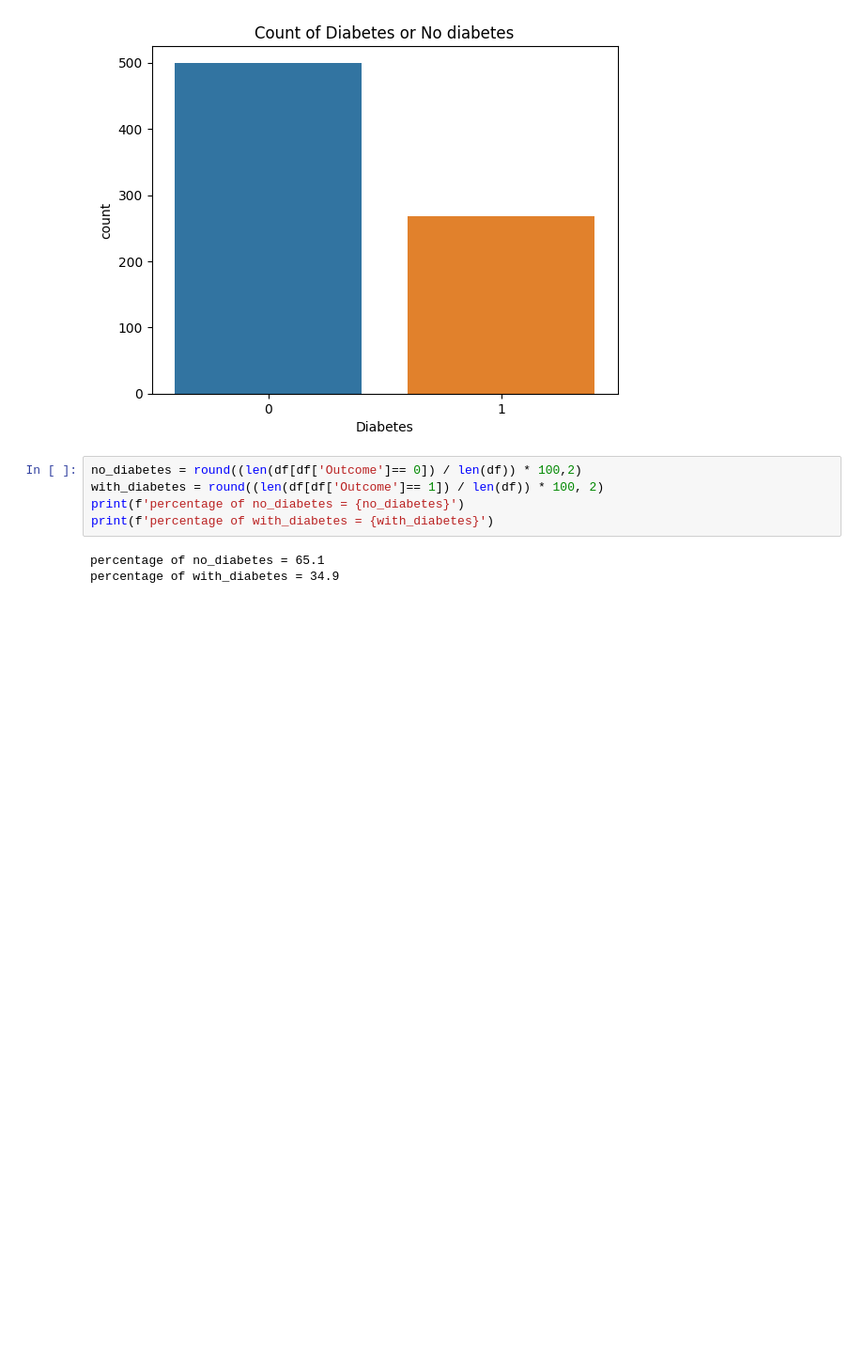
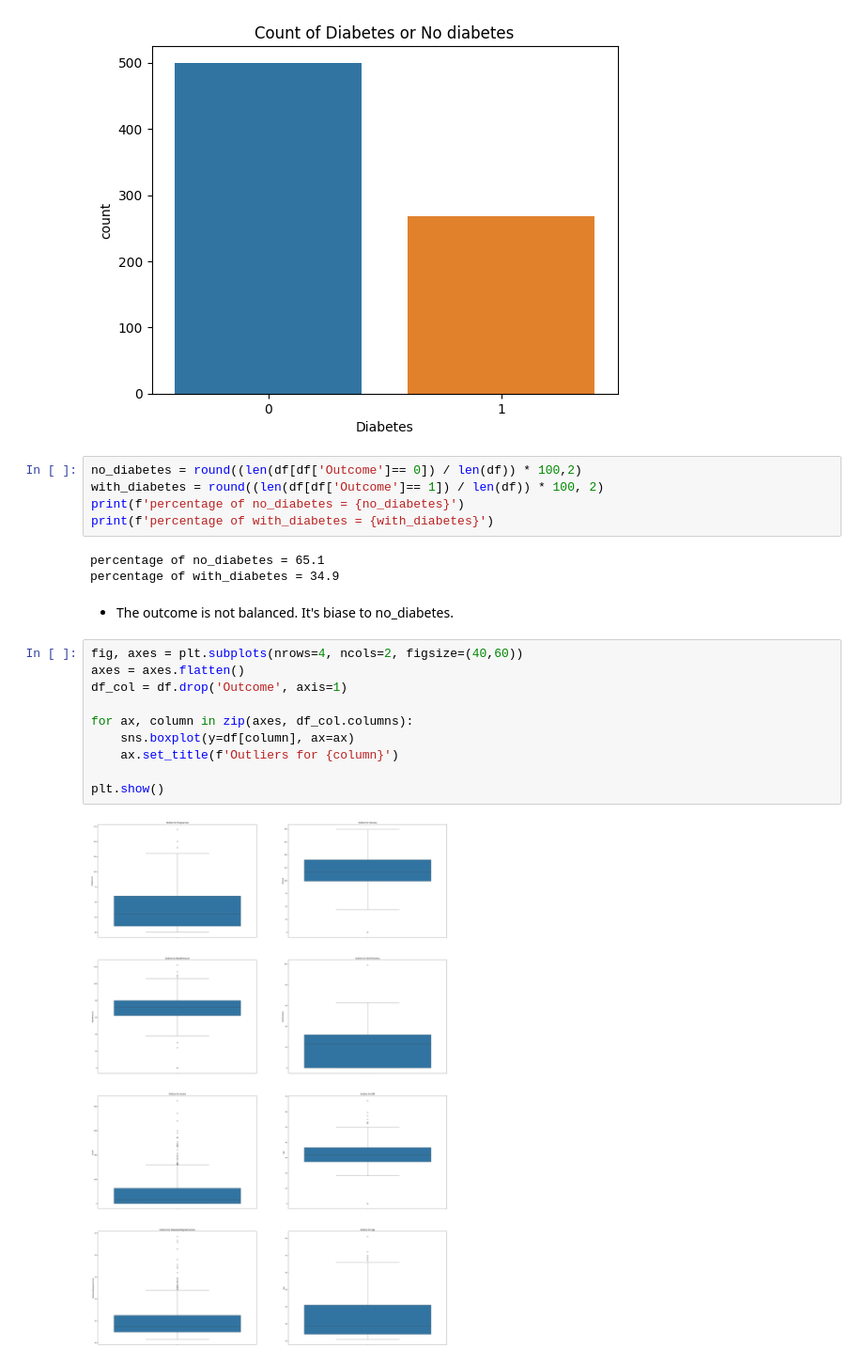
Before and after one commit to withabubaker/Diabetes-SupervisedLearning, a Jupyter notebook: Diabetes.ipynb, the cells around one changed output. Shown: that part at 94% size. Saved outputs shown, nothing was run; the diff lists cells and outputs as text; blank space fills up the shorter version.

Commit message:
visualize the outliers

```diff
--- a/Diabetes.ipynb
+++ b/Diabetes.ipynb
@@ -69,3 +76,17 @@ print(f'percentage of with_diabetes = {with_diabetes}')
 # %% [output]
 percentage of no_diabetes = 65.1
 percentage of with_diabetes = 34.9
+# %% [markdown]
+- The outcome is not balanced. It's biase to no_diabetes.
+# %%
+fig, axes = plt.subplots(nrows=4, ncols=2, figsize=(40,60))
+axes = axes.flatten()
+df_col = df.drop('Outcome', axis=1)
+
+for ax, column in zip(axes, df_col.columns):
+    sns.boxplot(y=df[column], ax=ax)
+    ax.set_title(f'Outliers for {column}')
+
+plt.show()
+# %% [output]
+[figure, added]
```
Also changed, not shown: parts of 2 cells of this notebook.
